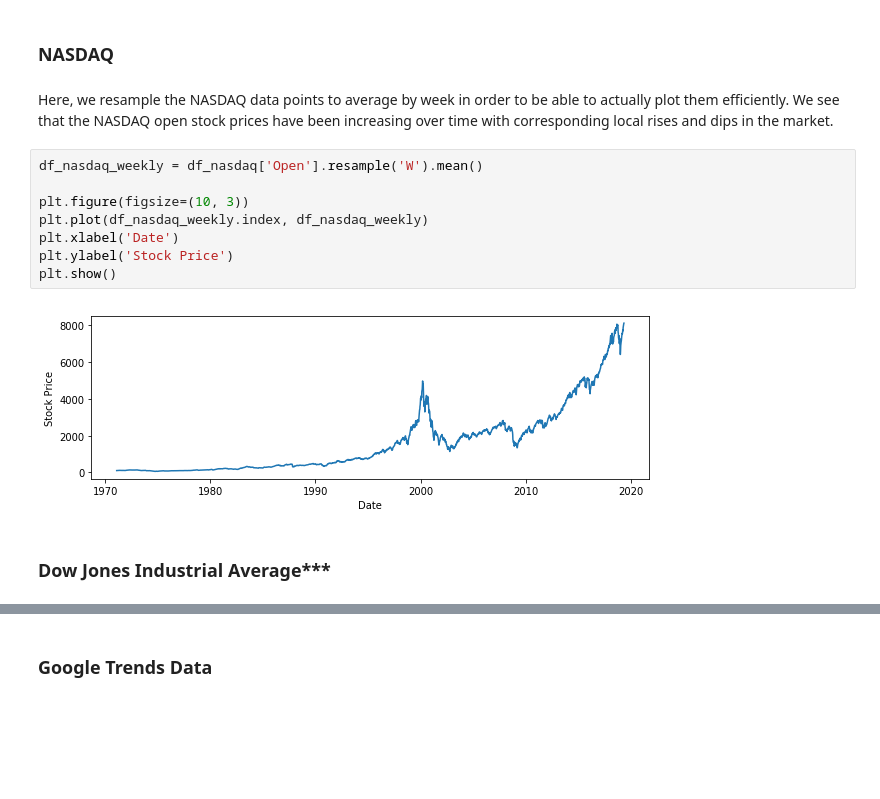
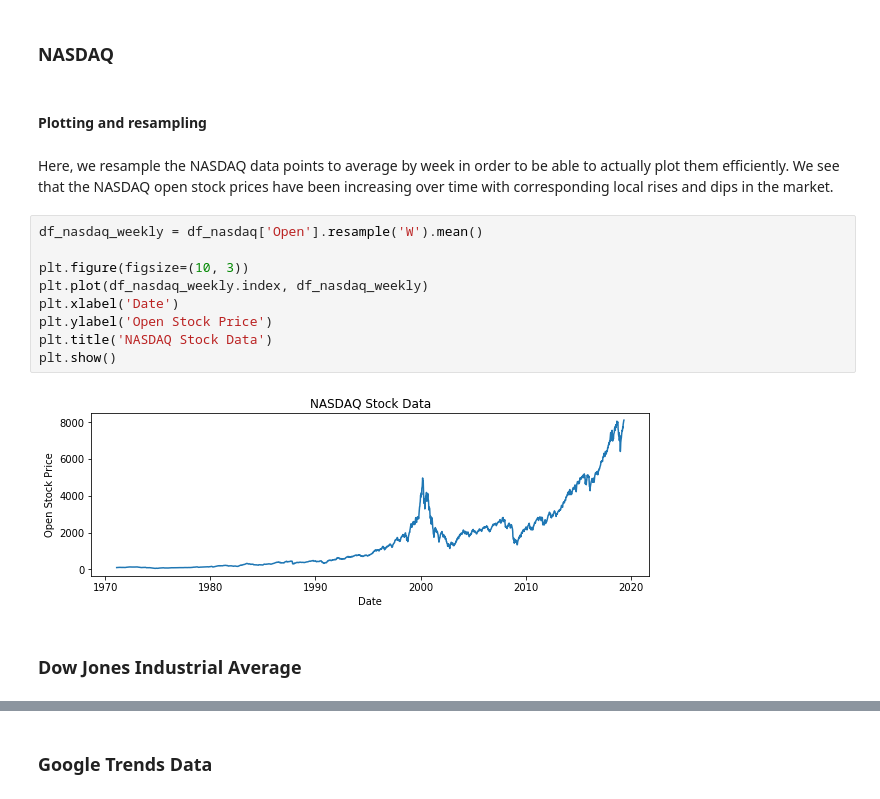
Before and after one commit to Allen-Z-4230/FutureGas, a Jupyter notebook: FinalProject.ipynb, the cells around one changed output, grey strips where cells are left out. Cells and saved outputs as stored; diff of their text form; blank space fills up the shorter version.

```diff
--- a/FinalProject.ipynb
+++ b/FinalProject.ipynb
@@ -253,17 +272,20 @@ Time granularity is approximately: 30 days 00:00:00
 ### S&P 500 ***
 # %% [markdown]
 ### NASDAQ
+# %% [markdown]
+#### Plotting and resampling
 # %% [markdown]
 Here, we resample the NASDAQ data points to average by week in order to be able to actually plot them efficiently. We see that the NASDAQ open stock prices have been increasing over time with corresponding local rises and dips in the market.
 # %%
 df_nasdaq_weekly = df_nasdaq['Open'].resample('W').mean()
 
 plt.figure(figsize=(10, 3))
 plt.plot(df_nasdaq_weekly.index, df_nasdaq_weekly)
 plt.xlabel('Date')
-plt.ylabel('Stock Price')
+plt.ylabel('Open Stock Price')
+plt.title('NASDAQ Stock Data')
 plt.show()
 # %% [output]
-[figure, old version]
+[figure, new version]
 # %% [markdown]
-### Dow Jones Industrial Average***
+### Dow Jones Industrial Average
```
Also changed, not shown: parts of 11 cells of this notebook.
